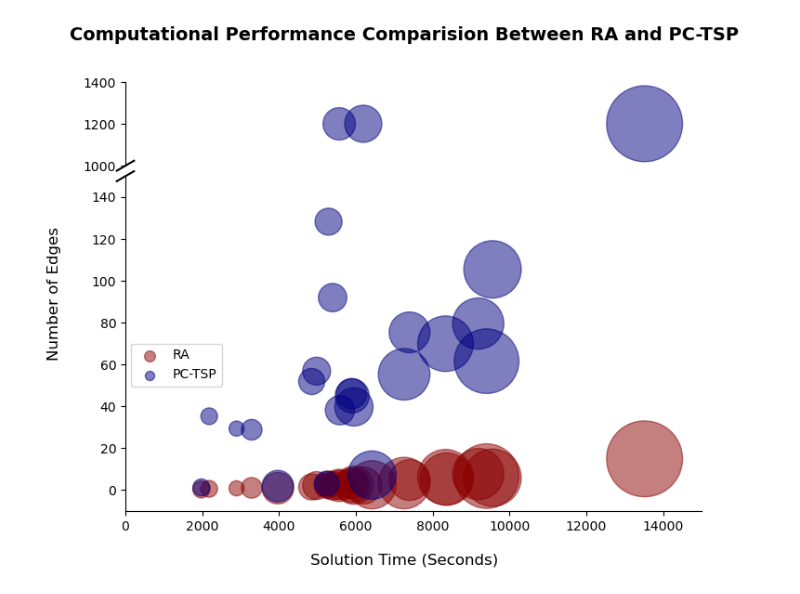
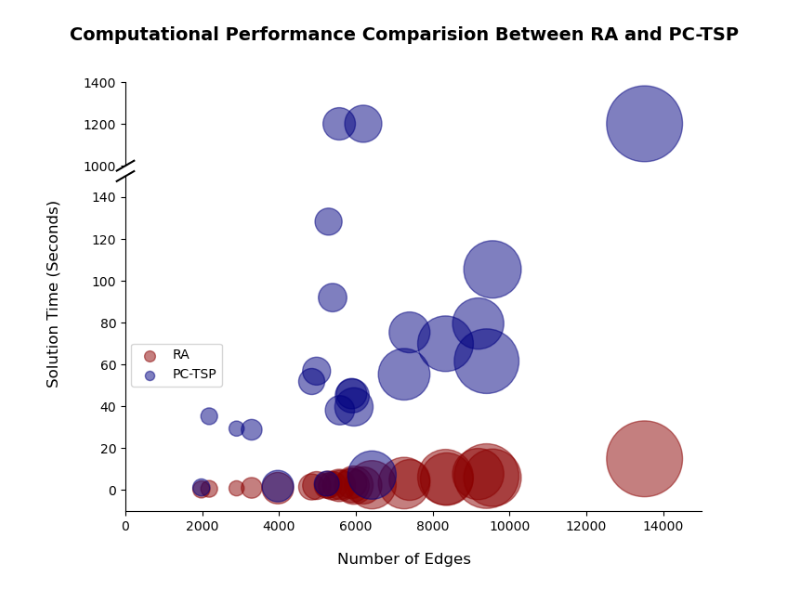
Before and after one commit to fahadbahzad/taor_project, a Jupyter notebook: presentation_charts.ipynb, the cells around one changed output. Cells and saved outputs as stored; diff of their text form; code cells hidden in the pictures.

```diff
--- a/presentation_charts.ipynb
+++ b/presentation_charts.ipynb
@@ -37,33 +37,33 @@ ax2.set_xlim(0, 15000)
 ax2.set_ylim(-10, 150)
 ax1.set_ylim(1000, 1400)
 
 # Add break markers
 ax1.spines['bottom'].set_visible(False)
 ax2.spines['top'].set_visible(False)
 ax1.xaxis.tick_top()
 ax1.tick_params(labeltop=False, right=False)
 ax2.xaxis.tick_bottom()
 ax1.tick_params(top=False, right=False)
 
 # Add diagonal break lines only on the left
 d = 0.015  # Size of the diagonal line markers
 kwargs = dict(transform=ax1.transAxes, color='black', clip_on=False)
 ax1.plot((-d, +d), (-4*d, 4*d), **kwargs)  # Left-top diagonal
 kwargs.update(transform=ax2.transAxes)
 ax2.plot((-d, +d), (1 - d, 1 + d), **kwargs)  # Left-top diagonal for ax2
 
 
 # Remove only the top and right borders
 ax1.spines['top'].set_visible(False)
 ax1.spines['right'].set_visible(False)
 ax2.spines['top'].set_visible(False)
 ax2.spines['right'].set_visible(False)
 
 # Show the plot
 ax2.legend(loc="upper left", bbox_to_anchor=(0.01, 0.5), markerscale=0.2, borderaxespad=0)
-fig.supylabel("Number of Edges", fontsize=12)
-fig.supxlabel("Solution Time (Seconds)", fontsize=12)
+fig.supxlabel("Number of Edges", fontsize=12)
+fig.supylabel("Solution Time (Seconds)", fontsize=12)
 fig.suptitle("Computational Performance Comparision Between RA and PC-TSP", fontsize=14, fontweight='bold')
 plt.show()
 # %% [output]
-[figure, old version]
+[figure, new version]
```
